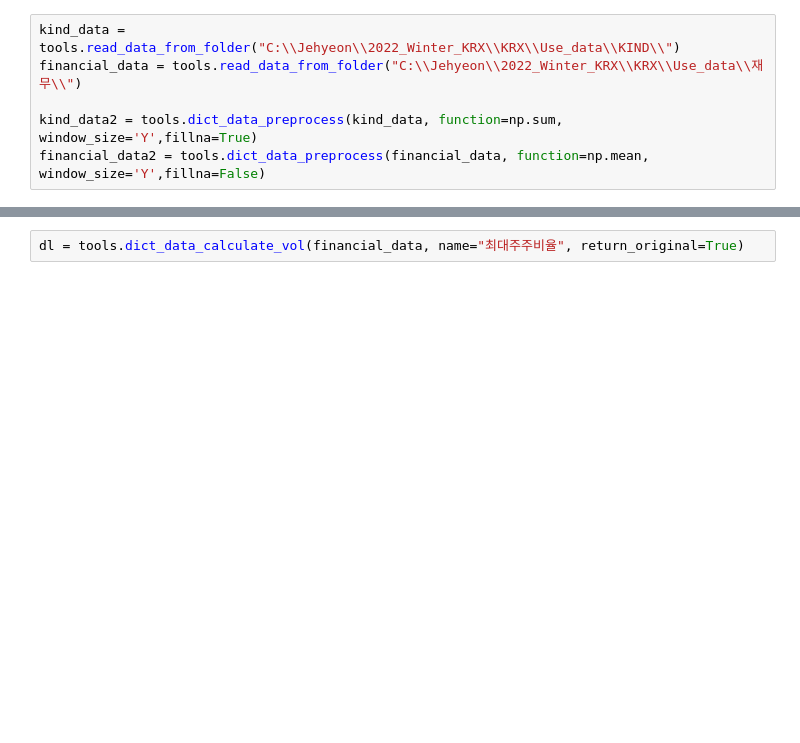
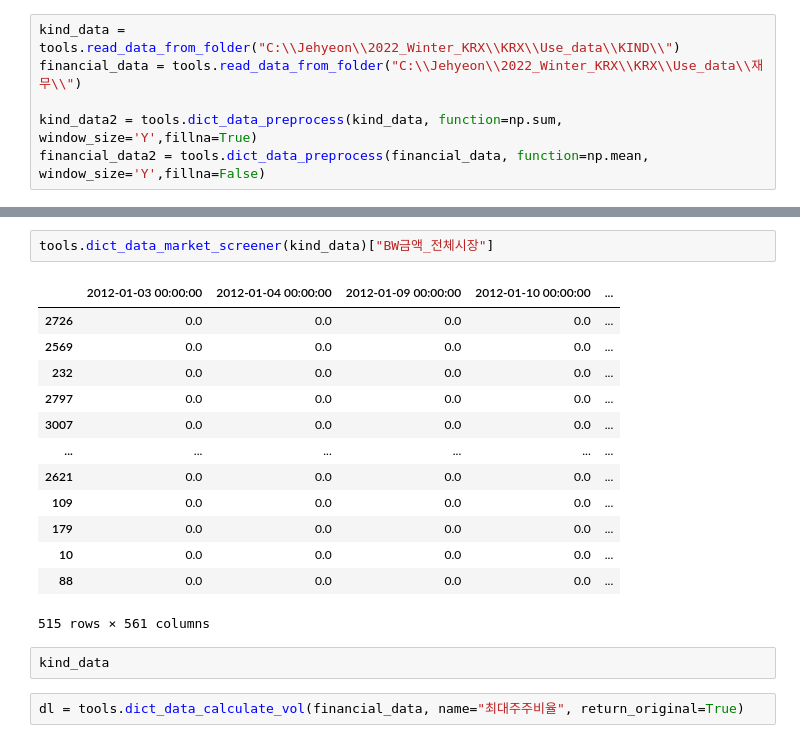
Before and after one commit to Je-Hyeon/KRX_project_2022, a Jupyter notebook: Do_clustering.ipynb, the cells around one changed output, grey strips where cells are left out. Cells and saved outputs as stored; diff of their text form; blank space fills up the shorter version.

```diff
--- a/Do_clustering.ipynb
+++ b/Do_clustering.ipynb
@@ -17,3 +83,21 @@ financial_data2 = tools.dict_data_preprocess(financial_data, function=np.mean, w
+# %%
+tools.dict_data_market_screener(kind_data)["BW금액_전체시장"]
+# %% [output]
+|  | 2012-01-03 00:00:00 | 2012-01-04 00:00:00 | 2012-01-09 00:00:00 | 2012-01-10 00:00:00 | ... |
+| 2726 | 0.0 | 0.0 | 0.0 | 0.0 | ... |
+| 2569 | 0.0 | 0.0 | 0.0 | 0.0 | ... |
+| 232 | 0.0 | 0.0 | 0.0 | 0.0 | ... |
+| 2797 | 0.0 | 0.0 | 0.0 | 0.0 | ... |
+| 3007 | 0.0 | 0.0 | 0.0 | 0.0 | ... |
+| ... | ... | ... | ... | ... | ... |
+| 2621 | 0.0 | 0.0 | 0.0 | 0.0 | ... |
+| 109 | 0.0 | 0.0 | 0.0 | 0.0 | ... |
+| 179 | 0.0 | 0.0 | 0.0 | 0.0 | ... |
+| 10 | 0.0 | 0.0 | 0.0 | 0.0 | ... |
+| 88 | 0.0 | 0.0 | 0.0 | 0.0 | ... |
+515 rows × 561 columns
+# %%
+kind_data
 # %%
 dl = tools.dict_data_calculate_vol(financial_data, name="최대주주비율", return_original=True)
 # %%
```
Also changed, not shown: parts of 7 cells of this notebook, 16 other files.
